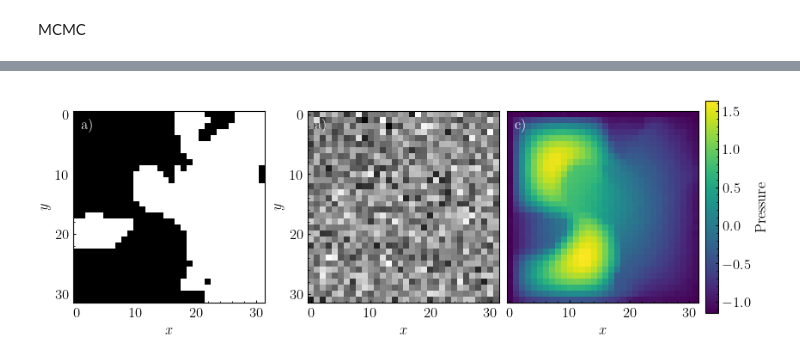
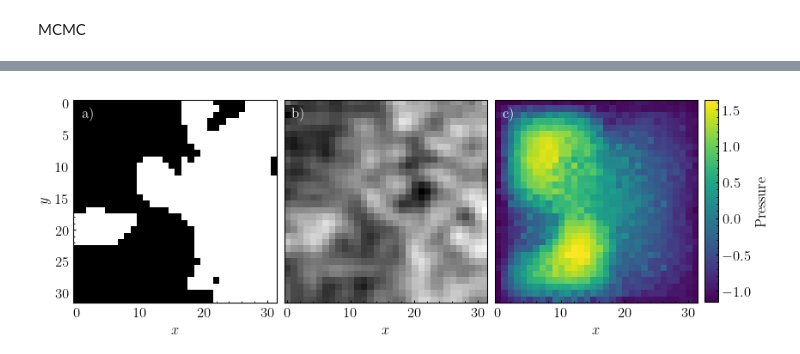
Before and after one commit to Julians42/ACM270, a Jupyter notebook: darcy/darcy_tmp.ipynb, the cells around one changed output, grey strips where cells are left out. Saved outputs shown, nothing was run; the diff lists cells and outputs as text; code cells hidden in the pictures.

```diff
--- a/darcy/darcy_tmp.ipynb
+++ b/darcy/darcy_tmp.ipynb
@@ -104,7 +104,7 @@ def CTG(theta, Gtheta):
 # %%
 def EKI_update(theta, Gtheta, y, Gamma, J=50):
     """Update the ensemble of states using the EKI update formula"""
-    update = CTG(theta, Gtheta) @ np.linalg.inv(Gamma + CGG(Gtheta)) @ (np.repeat(y, J).reshape(y.shape[0], J)+np.random.normal(0, STD_DEV,size=(y.shape[0],J)) - Gtheta)
+    update = CTG(theta, Gtheta) @ np.linalg.inv(Gamma + CGG(Gtheta)) @ (np.repeat(y, J).reshape(y.shape[0], J)+np.random.normal(0, STD_DEV*.1,size=(y.shape[0],J)) - Gtheta)
     return theta + update, np.linalg.norm(update)
 #EKI_update(theta0, theta, y, np.eye(40) * 0.01)
 # %%
@@ -112,12 +112,12 @@ def EKI_update(theta, Gtheta, y, Gamma, J=50):
 y = ref_pressure_true_noisy[0].reshape(-1).numpy()
 x = ref_permeability[0].reshape(-1).numpy()
 
-J=200
+J=1000
 theta0 = np.random.normal(0,1,size=(x.shape[0],J))#+x.repeat(J).reshape(x.shape[0],J)
 # theta0 = np.random.choice([0, 1], size=(x.shape[0],J), p=[1./2, 1/2.])
 # %%
 # now we can run the EKI algorithm
-iters = 10*10*10
+iters = 10*10
 next_theta = theta0
 for i in range(iters):
     tmp = torch.tensor(next_theta).permute((1,0)).unsqueeze(1)
@@ -276,7 +264,7 @@ def q(u):
 
 
 # with our functions defined we can now run the MCMC algorithm
-n_samples = 100
+n_samples = 1000
 samples = np.zeros((n_samples, y.shape[0]))
 
 # update initial guess to use the mean of the eki result
@@ -295,6 +283,4 @@ for i in range(1, n_samples):
     else:
         samples[i] = u
 print(f"Acceptance rate: {accepted.mean()}")
-
-MCMC_pred0 = samples.mean(axis=0).reshape(ref_permeability.shape[-2],ref_permeability.shape[-1])
 # %% [output]
@@ -302,39 +288,52 @@ KeyboardInterrupt:
 # %%
+# Get pressure of the EKI prediction
+MCMC_pred0 = samples[200::25].mean(axis=0).reshape(ref_permeability.shape[-2],ref_permeability.shape[-1])
+# MCMC_pred0 = samples[-1].reshape(ref_permeability.shape[-2],ref_permeability.shape[-1])
+
+
+ref_1 = torch.tensor(MCMC_pred0).unsqueeze(0).float()
+ref_2 = ref_permeability[1:2,...]
+ref_3 = ref_permeability[2:,...]
+MCMC_pred_input = torch.cat([ref_1, ref_2, ref_3])
+MCMC_pred_pressure = G_operator(MCMC_pred_input).squeeze().detach().numpy()
+
+
 min_pressure = min(ref_pressure_true.min(), ref_pressure_true_noisy.min())
 max_pressure = max(ref_pressure_true.max(), ref_pressure_true_noisy.max())
 
 fig = plt.figure(layout="constrained", figsize=(8, 3))
 gs = GridSpec(1, 4, figure=fig, width_ratios=[1, 1, 1, .065], height_ratios=[1], wspace=0.00, hspace=0.00)
 
 # Plot reference permeability
 ax = fig.add_subplot(gs[0, 0])
 ax.imshow(ref_permeability[0], cmap='gray')
 plt.xlabel(r'$x$')
 plt.ylabel(r'$y$')
 plt.text(0.07, 0.93, 'a)', transform=ax.transAxes, ha='center', va='center', zorder=100, color='white')
 
 # Plot pred permeability
 ax = fig.add_subplot(gs[0, 1])
-ax.imshow(MCMC_pred0, cmap='gray')
+result = gaussian_filter(MCMC_pred0, sigma=1)
+ax.imshow(result, cmap='gray')
 plt.xlabel(r'$x$')
-plt.ylabel(r'$y$')
-plt.text(0.07, 0.93, 'a)', transform=ax.transAxes, ha='center', va='center', zorder=100, color='white')
+plt.yticks([], [])
+plt.text(0.07, 0.93, 'b)', transform=ax.transAxes, ha='center', va='center', zorder=100, color='white')
 
 # Plot reference noisy pressure
 ax = fig.add_subplot(gs[0, 2])
-ax.imshow(ref_pressure_true_noisy.squeeze().detach().numpy(), vmin=min_pressure, vmax=max_pressure)
+ax.imshow(MCMC_pred_pressure, vmin=min_pressure, vmax=max_pressure)
 plt.xlabel(r'$x$')
 plt.yticks([], [])
 plt.text(0.07, 0.93, 'c)', transform=ax.transAxes, ha='center', va='center', zorder=100, color='white')
 
 # Colorbar in last column
 ax_big = fig.add_subplot(gs[0, 3])
 ax_big.axis('off')
 norm = mpl.colors.Normalize(vmin=min_pressure, vmax=max_pressure)
 ax = inset_axes(ax_big, width="100%", height="88%", loc=10)  # 10 = center
 cbar = mpl.colorbar.ColorbarBase(ax, cmap='viridis', orientation='vertical', norm=norm)
 cbar.set_label('Pressure')
 
-plt.savefig('permeability_pressure.png', dpi=300, bbox_inches='tight')
+plt.savefig('permeability_pressure_mcmc.png', dpi=300, bbox_inches='tight')
 # %% [output]
-[figure, old version]
+[figure, new version]
```
Also changed, not shown: parts of 4 cells of this notebook.
